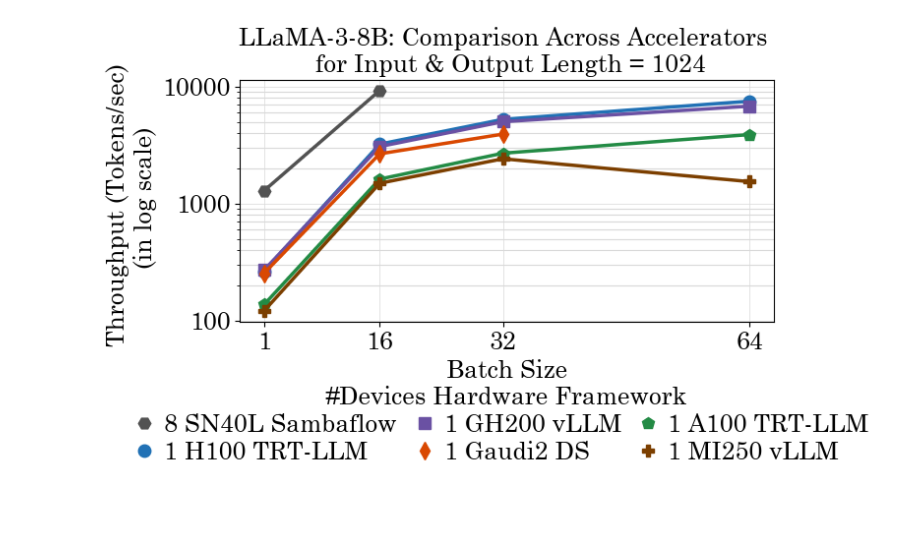
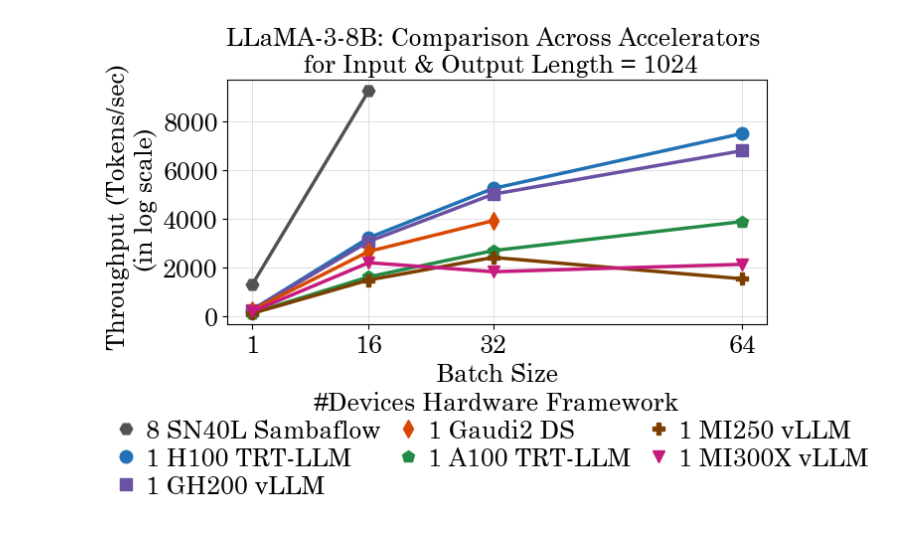
Before and after one commit to argonne-lcf/LLM-Inference-Bench, a Jupyter notebook: Plots/Fig_23/Fig 23.ipynb, the cells around one changed output. Saved outputs shown, nothing was run; the diff lists cells and outputs as text; code cells hidden in the pictures.

Commit message:
Updated Plots

```diff
--- a/Plots/Fig_23/Fig 23.ipynb
+++ b/Plots/Fig_23/Fig 23.ipynb
@@ -43,8 +43,9 @@ alias_legend = {
     "Nvidia A100 GPU": "A100",
     "Nvidia H100 GPU": "H100",
     "Nvidia GH200 GPU": "GH200",
-    "Intel PVC GPU": "PVC",
+    "Intel Max 1550": "Max 1550",
     "AMD MI250 GPU": "MI250",
+    "AMD MI300X GPU": "MI300X",
     "Habana Gaudi2": "Gaudi2",
     "SambaNova SN40L": "SN40L",
     "Weight = fp16, KV Cache = fp16": "{fp16, fp16}",
@@ -61,7 +62,7 @@ symbol_dict = {
     "Nvidia A100 GPU":  "p",
     "Habana Gaudi2":    "d",
     "Nvidia GH200 GPU": "s",
-    "Intel PVC GPU":    "v",
+    "AMD MI300X GPU":    "v",
     "AMD MI250 GPU":    "P",
     "SambaNova SN40L":  "H"
 }
@@ -72,8 +73,9 @@ color_dict = {
     "Nvidia A100 GPU":  "#238b45",
     "Habana Gaudi2":    "#d94801",
     "Nvidia GH200 GPU": "#6a51a3",
-    "Intel PVC GPU":    "#cb181d",
+    "Intel Max 1550":    "#cb181d",
     "AMD MI250 GPU":    "#7c3f00",
+    "AMD MI300X GPU":    "#c51b7d",
     "SambaNova SN40L":  "#525252"
 }
 
@@ -211,6 +213,23 @@ def get_data_rows():
                             colors.append(color_dict[str(hardware)])
 
 
+    for framework in ["vLLM"]:
+        for network in ["meta-llama/Meta-Llama-3-8B"]:
+            for hardware in ["AMD MI300X GPU"]:
+                for inp_out in [1024]:
+                    for numhardware in [1]:
+                        batch_row = []
+                        for batch in [1, 16, 32, 64]:
+                            throughput = get_matching_row(hardware, numhardware, framework, network, inp_out, batch)
+                            batch_row.append(throughput)
+
+                        if all([x is None for x in batch_row])^ True:
+                            results_data.append(batch_row)
+                            legends.append(str(numhardware) + " " + alias_legend[hardware] + " " + alias_legend[framework])
+                            symbols.append(symbol_dict[str(hardware)])
+                            colors.append(color_dict[str(hardware)])
+
+
 
     x_axis_labels = [1, 16, 32, 64]
 
@@ -244,9 +263,9 @@ def plot_multiple_lines(lines_data, x_axis_labels, legends, colors, symbols, tit
     plt.xlabel(xlabel, fontsize = fontsize)
     plt.ylabel(ylabel, fontsize = fontsize)
 
-    plt.yscale('log')
-#     plt.xscale('log', base = 2)
-    plt.grid(True, which="both", ls="-", color='0.85')
+#     plt.yscale('log')
+# #     plt.xscale('log', base = 2)
+#     plt.grid(True, which="both", ls="-", color='0.85')
 
     plt.xticks(x_axis_labels, fontsize = fontsize)
     plt.yticks(fontsize = fontsize)
@@ -267,7 +286,7 @@ def plot_multiple_lines(lines_data, x_axis_labels, legends, colors, symbols, tit
 
     plt.gca().yaxis.set_major_formatter(FuncFormatter(thousands_formatter))
 
-    plt.legend(title=legend_title, loc='lower center', bbox_to_anchor=(0.5, -0.68),
+    plt.legend(title=legend_title, loc='lower center', bbox_to_anchor=(0.5, -0.8),
                ncol=n_cols_legend, fontsize = legend_fontsize, title_fontsize = fontsize, frameon = False,
                handlelength = 0, labelspacing = labelspacing, columnspacing = columnspacing)
 
@@ -276,31 +295,31 @@ def plot_multiple_lines(lines_data, x_axis_labels, legends, colors, symbols, tit
 
 
 lines_data, x_axis_labels, legends, colors, symbols = get_data_rows()
 
 plot_title = "LLaMA-3-8B: Comparison Across Accelerators \n for Input & Output Length = 1024"
 x_axis_title = "Batch Size"
 y_axis_title = "Throughput (Tokens/sec) \n (in log scale)"
 
 linewidth = 2.5
 markersize = 9
 fontsize = 18
 legend_fontsize = 18
 
 n_cols_legend = 3
 
 fig_plot_length = 7
 fig_plot_height = 3.2
 
 labelspacing = 0.2
 columnspacing = 1.1
 
 legend_title = "#Devices Hardware Framework"
 
 save_pdf = "llama_3_8b_across_HW_comparison.pdf"
 
 plot_multiple_lines(lines_data, x_axis_labels, legends, colors, symbols,
                     plot_title, x_axis_title, y_axis_title,
                     linewidth, markersize, fontsize, legend_fontsize, n_cols_legend,
                     fig_plot_length, fig_plot_height, legend_title, save_pdf, labelspacing, columnspacing)
 # %% [output]
-[figure, old version]
+[figure, new version]
```
Also changed, not shown: 23 other files.
